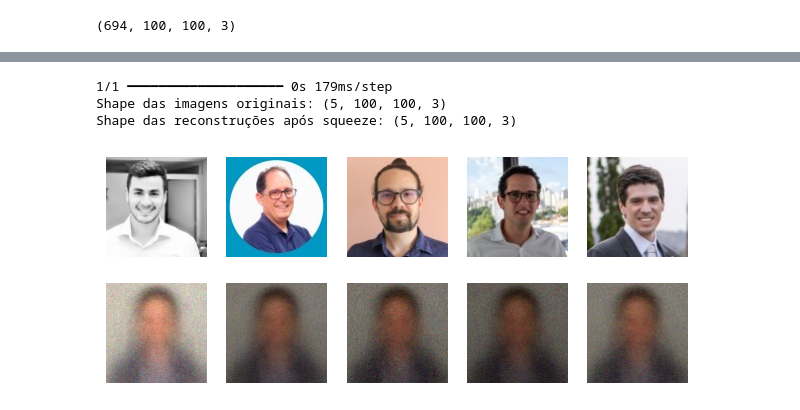
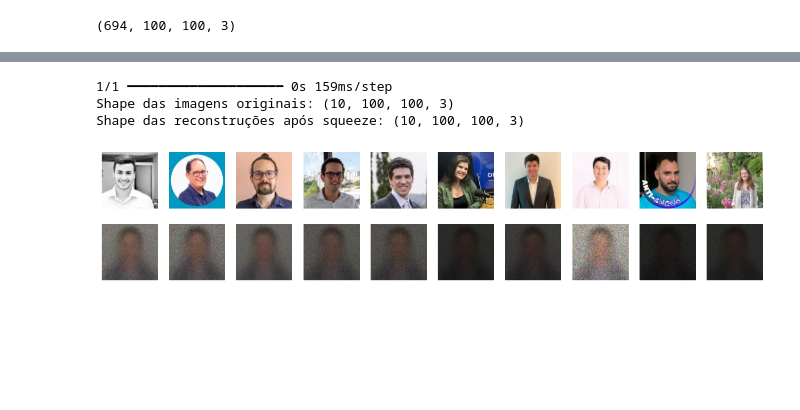
Before and after one commit to DeLucca990/Machine-Learning_Project, a Jupyter notebook: notebooks/main.ipynb, the cells around one changed output, grey strips where cells are left out. Saved outputs shown, nothing was run; the diff lists cells and outputs as text; code cells hidden in the pictures; blank space fills up the shorter version.

```diff
--- a/notebooks/main.ipynb
+++ b/notebooks/main.ipynb
@@ -242,5 +234,4 @@ Epoch 25/25
 # %%
-import numpy as np
 import matplotlib.pyplot as plt
 
 def plot_reconstructions(model, images, n_images=5):
@@ -257,35 +248,35 @@ def plot_reconstructions(model, images, n_images=5):
     print(f"Shape das imagens originais: {images.shape}")
     print(f"Shape das reconstruções após squeeze: {reconstructions.shape}")
 
     # Normaliza ambas as imagens e reconstruções para o intervalo [0, 1]
     images = (images - images.min()) / (images.max() - images.min())
     reconstructions = (reconstructions - reconstructions.min()) / (reconstructions.max() - reconstructions.min())
 
     # Configura a visualização
     fig = plt.figure(figsize=(n_images * 1.5, 3))
 
     for image_index in range(n_images):
         # Exibe a imagem original
         plt.subplot(2, n_images, 1 + image_index)
         if images[image_index].ndim == 3:  # Se for RGB
             plt.imshow(images[image_index])
         else:  # Se for escala de cinza
             plt.imshow(images[image_index], cmap="gray")
         plt.axis("off")
 
         # Exibe a imagem reconstruída
         plt.subplot(2, n_images, 1 + n_images + image_index)
         if reconstructions[image_index].ndim == 3:  # Se for RGB
             plt.imshow(reconstructions[image_index])
         else:  # Se for escala de cinza
             plt.imshow(reconstructions[image_index], cmap="gray")
         plt.axis("off")
 
 # Chama a função para exibir as reconstruções
-plot_reconstructions(variational_ae, images=X_valid, n_images=5)
+plot_reconstructions(variational_ae, images=X_valid, n_images=10)
 plt.show()
 # %% [output]
-1/1 ━━━━━━━━━━━━━━━━━━━━ 0s 179ms/step
-Shape das imagens originais: (5, 100, 100, 3)
-Shape das reconstruções após squeeze: (5, 100, 100, 3)
+1/1 ━━━━━━━━━━━━━━━━━━━━ 0s 159ms/step
+Shape das imagens originais: (10, 100, 100, 3)
+Shape das reconstruções após squeeze: (10, 100, 100, 3)
-[figure, old version]
+[figure, new version]
```
Also changed, not shown: parts of 2 cells of this notebook.
